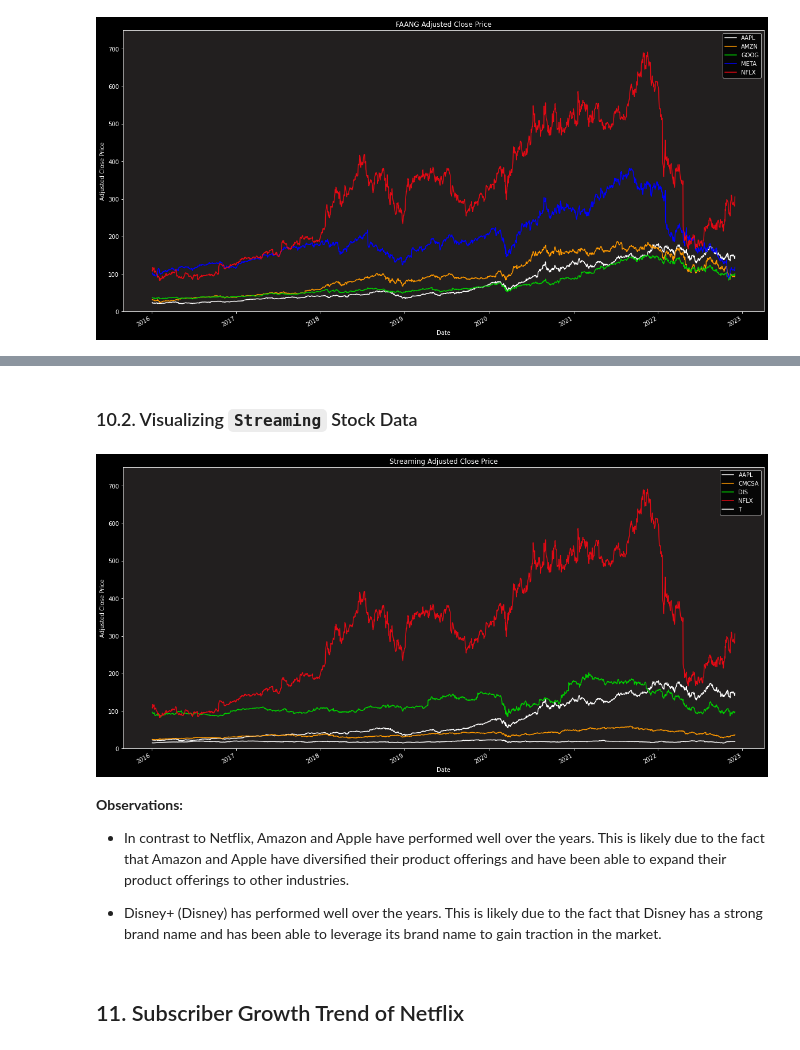
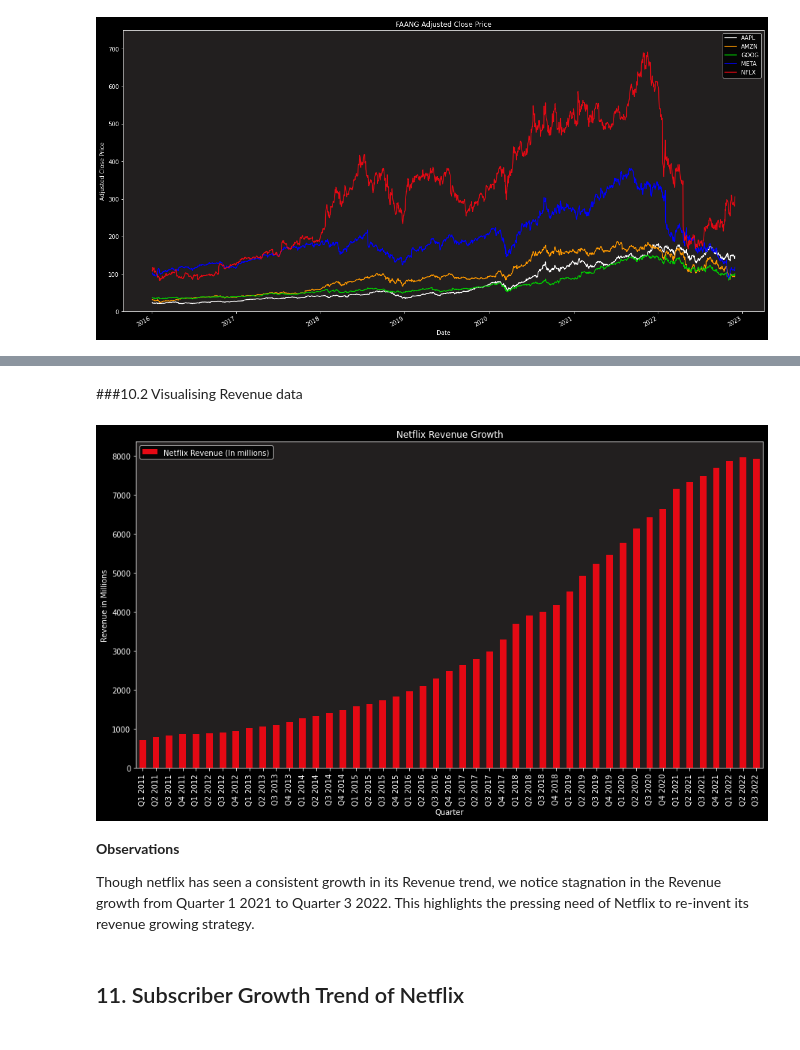
Before and after one commit to bhagirathbhard/Analysis-Netflix-Content-Library, a Jupyter notebook: A7-Netflix-Content-Analysis.ipynb, the cells around one changed output, grey strips where cells are left out. Drawn from its saved outputs; the diff is of its cells as text; code cells hidden in the pictures.

```diff
--- a/A7-Netflix-Content-Analysis.ipynb
+++ b/A7-Netflix-Content-Analysis.ipynb
@@ -1090,0 +1144,11 @@ streaming.head(3)
+# %%
+#Web Scraping Subscriber Growth Data for Netflix and Disney+
+#Importing libraries
+import requests
+from pandas import json_normalize
+import pandas as pd
+url = "https://atlas.jifo.co/api/connectors/353c6973-eb8f-483a-a56b-598111522757"
+response = requests.get(url).json()
+#Convert response dictionary to dataframe
+revenue_growth = pd.DataFrame.from_dict(response)
+revenue_growth
@@ -1091,31 +1171,38 @@ streaming.head(3)
+# %%
+revenue_growth_dict =  revenue_growth['data'][1]
+# %%
+revenue_growth_ds = pd.DataFrame.from_dict(revenue_growth_dict)
+revenue_growth_ds = revenue_growth_ds.iloc[1: , :] #data modification
+revenue_growth_ds.columns = ['Quarter', "Netflix Revenue (In millions)"]
+revenue_growth_ds["Netflix Revenue (In millions)"] = pd.to_numeric(revenue_growth_ds["Netflix Revenue (In millions)"], errors='coerce') #Changing data type
 # %% [markdown]
-### 10.2. Visualizing `Streaming` Stock Data
+###10.2 Visualising Revenue data
 # %%
-#Black background style for colaboratory
 plt.style.use('dark_background')
-#Plotting the adjusted close price of Streaming stocks and coloring them according to their respective companies
-streaming['Adj Close'].plot(figsize=(20, 10), title='Streaming Adjusted Close Price', color=['#FFFFFF', '#FF9900', '#00CC00', '#E50914', '#FFFFFF'])
+import matplotlib.pyplot as plt
+revenue_growth_ds.plot(x='Quarter', y='Netflix Revenue (In millions)', kind='bar', figsize=(15, 8), title='Netflix Revenue Growth', color='#E50914')
 #Background color
+#ax = plt.gca()
 ax = plt.gca()
 ax.set_facecolor('#221f1f')
-#Adding a legend
-plt.legend(streaming['Adj Close'].columns.values)
+#Adding a legend of Netflix subscribers
+#plt.legend(['Netflix Revenue Count'])
 #X-axis label
-plt.xlabel('Date')
+plt.xlabel('Quarter')
 #Y-axis length
-plt.ylim(0, 750)
+#plt.xlim(0, 300)
+#years = ['2011', '2012', '2013', '2014', '2015', '2016', '2017', '2018', '2019', '2020']
+#ax.set_xticklabels(years)
 #Y-axis label
-plt.ylabel('Adjusted Close Price')
+plt.ylabel('Revenue in Millions')
 #Displaying the plot
 plt.show()
 # %% [output]
-[figure, old version]
+[figure, new version]
-# %% [markdown]
-**Observations:**
-
-* In contrast to Netflix, Amazon and Apple have performed well over the years. This is likely due to the fact that Amazon and Apple have diversified their product offerings and have been able to expand their product offerings to other industries.
-
-* Disney+ (Disney) has performed well over the years. This is likely due to the fact that Disney has a strong brand name and has been able to leverage its brand name to gain traction in the market.
+# %% [markdown]
+**Observations**
+
+Though netflix has seen a consistent growth in its Revenue trend, we notice stagnation in the Revenue growth from Quarter 1 2021 to Quarter 3 2022. This highlights the pressing need of Netflix to re-invent its revenue growing strategy.
 # %% [markdown]
 ## 11. Subscriber Growth Trend of Netflix
 # %% [markdown]
```
Also changed, not shown: parts of 82 cells of this notebook.
